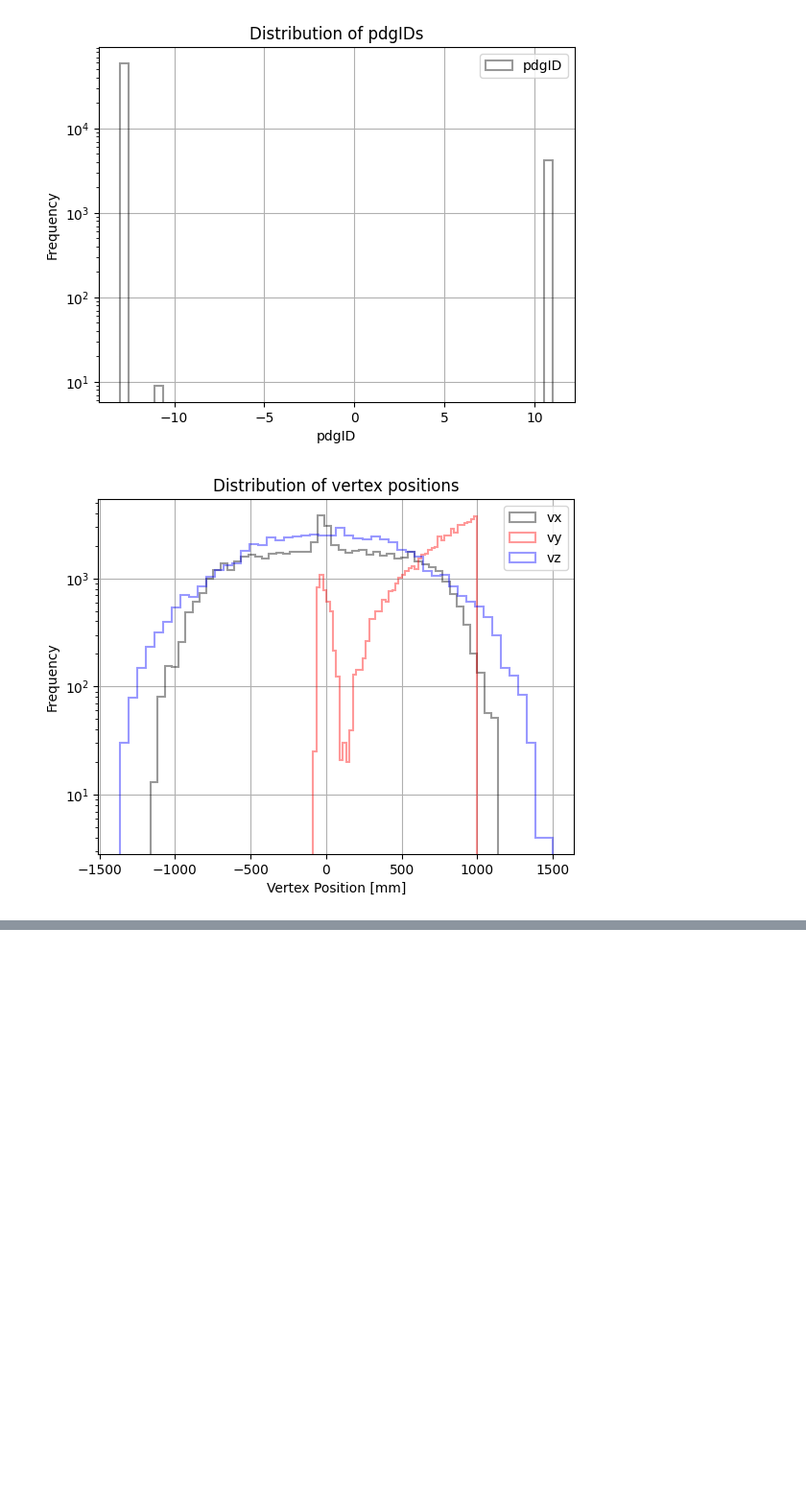
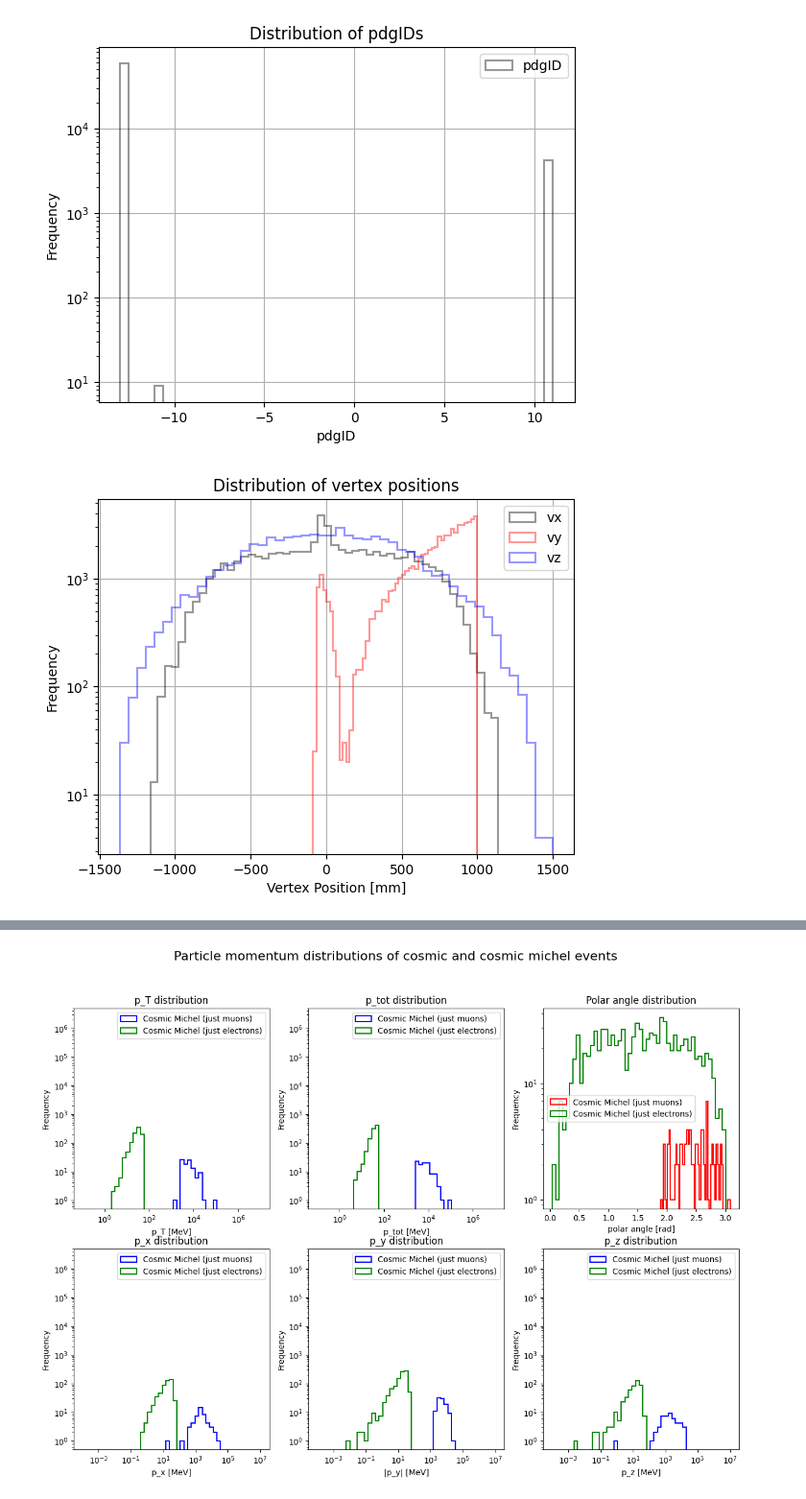
Before and after one commit to sdittmeier/Mu3eCosmicGNN, a Jupyter notebook: examples/Cosmic_GNN/visualization.ipynb, the cells around one changed output, grey strips where cells are left out. Shown at 96% size. Cells and saved outputs as stored; diff of their text form; code cells hidden in the pictures; blank space fills up the shorter version.

```diff
--- a/examples/Cosmic_GNN/visualization.ipynb
+++ b/examples/Cosmic_GNN/visualization.ipynb
@@ -1554,0 +488,74 @@ Data(y=[6], hit_id=[4], x=[4], z=[4], track_edges=[2, 3], particle_type=[3], nhi
+# %%
+cosmic_dir = '/mnt/data1/karres/cosmics_test/feature_store_cosmic/trainset/'
+cosmic_michel_dir = '/mnt/data1/karres/cosmics_test/feature_store_cosmic_michel/trainset/'
+
+#pid_c, pt_c, nhits_c, radius_c, v_mu_c, v_e_c, p_mu_c, p_e_c, p_tot_c = get_particle_data(cosmic_dir, 1000)
+pid_cm, pt_cm, nhits_cm, radius_cm, v_mu_cm, v_e_cm, p_mu_cm, p_e_cm, p_tot_cm = get_particle_data(cosmic_michel_dir, 100)
+
+#angles_c = np.arctan2(np.sqrt(np.array(p_mu_c[1])**2 + np.array(p_mu_c[0])**2), np.array(p_mu_c[2]))
+angles_mu_cm = np.arctan2(np.sqrt(np.array(p_mu_cm[2])**2 + np.array(p_mu_cm[0])**2), np.array(p_mu_cm[1]))
+angles_e_cm = np.arctan2(np.sqrt(np.array(p_e_cm[2])**2 + np.array(p_e_cm[0])**2), np.array(p_e_cm[1]))
+# %%
+#Momentum plots
+fig, axs = plt.subplots(2, 3, figsize=(15, 10))
+
+#axs[0,0].hist(pt_c[0], bins=np.logspace(-1, 7, 50), linewidth=1.5, edgecolor='black', histtype='step', label='Cosmic (just muons)')
+#axs[0,0].hist(pt_c[1], bins=np.logspace(-1, 7, 50), linewidth=1.5, edgecolor='red', histtype='step', label='Cosmic (just electrons)')
+axs[0,0].hist(pt_cm[0], bins=np.logspace(-1, 7, 50), linewidth=1.5, edgecolor='blue', histtype='step', label='Cosmic Michel (just muons)')
+axs[0,0].hist(pt_cm[1], bins=np.logspace(-1, 7, 50), linewidth=1.5, edgecolor='green', histtype='step', label='Cosmic Michel (just electrons)')
+axs[0,0].set_ylim(0.5,5*10**6)
+axs[0,0].set_xlabel('p_T [MeV]')
+axs[0,0].set_title('p_T distribution')
+
+#axs[0,1].hist(p_tot_c[0], bins=np.logspace(-1, 7, 50), linewidth=1.5, edgecolor='black', histtype='step', label='Cosmic (just muons)')
+#axs[0,1].hist(p_tot_c[1], bins=np.logspace(-1, 7, 50), linewidth=1.5, edgecolor='red', histtype='step', label='Cosmic (just electrons)')
+axs[0,1].hist(p_tot_cm[0], bins=np.logspace(-1, 7, 50), linewidth=1.5, edgecolor='blue', histtype='step', label='Cosmic Michel (just muons)')
+axs[0,1].hist(p_tot_cm[1], bins=np.logspace(-1, 7, 50), linewidth=1.5, edgecolor='green', histtype='step', label='Cosmic Michel (just electrons)')
+axs[0,1].set_ylim(0.5,5*10**6)
+axs[0,1].set_xlabel('p_tot [MeV]')
+axs[0,1].set_title('p_tot distribution')
+
+#axs[0,2].hist(angles_c, bins=50, linewidth=1.5, edgecolor='black', histtype='step', label='Cosmic (just muons)')
+axs[0,2].hist(angles_mu_cm, bins=50, linewidth=1.5, edgecolor='red', histtype='step', label='Cosmic Michel (just muons)')
+axs[0,2].hist(angles_e_cm, bins=50, linewidth=1.5, edgecolor='green', histtype='step', label='Cosmic Michel (just electrons)')
+axs[0,2].set_xlabel('polar angle [rad]')
+axs[0,2].set_title('Polar angle distribution')
+
+
+#axs[1,0].hist(p_mu_c[0], bins=np.logspace(-4, 7, 50), linewidth=1.5, edgecolor='black', histtype='step', label='Cosmic (just muons)')
+#axs[1,0].hist(p_e_c[0], bins=np.logspace(-4, 7, 50), linewidth=1.5, edgecolor='red', histtype='step', label='Cosmic (just electrons)')
+axs[1,0].hist(p_mu_cm[0], bins=np.logspace(-4, 7, 50), linewidth=1.5, edgecolor='blue', histtype='step', label='Cosmic Michel (just muons)')
+axs[1,0].hist(p_e_cm[0], bins=np.logspace(-4, 7, 50), linewidth=1.5, edgecolor='green', histtype='step', label='Cosmic Michel (just electrons)')
+axs[1,0].set_ylim(0.5,5*10**6)
+axs[1,0].set_xlabel('p_x [MeV]')
+axs[1,0].set_title('p_x distribution')
+
+#axs[1,1].hist(np.abs(p_mu_c[1]), bins=np.logspace(-4, 7, 50), linewidth=1.5, edgecolor='black', histtype='step', label='Cosmic (just muons)')
+#axs[1,1].hist(np.abs(p_e_c[1]), bins=np.logspace(-4, 7, 50), linewidth=1.5, edgecolor='red', histtype='step', label='Cosmic (just electrons)')
+axs[1,1].hist(np.abs(p_mu_cm[1]), bins=np.logspace(-4, 7, 50), linewidth=1.5, edgecolor='blue', histtype='step', label='Cosmic Michel (just muons)')
+axs[1,1].hist(np.abs(p_e_cm[1]), bins=np.logspace(-4, 7, 50), linewidth=1.5, edgecolor='green', histtype='step', label='Cosmic Michel (just electrons)')
+axs[1,1].set_ylim(0.5,5*10**6)
+axs[1,1].set_xlabel('|p_y| [MeV]')
+axs[1,1].set_title('p_y distribution')
+
+#axs[1,2].hist(p_mu_c[2], bins=np.logspace(-4, 7, 50), linewidth=1.5, edgecolor='black', histtype='step', label='Cosmic (just muons)')
+#axs[1,2].hist(p_e_c[2], bins=np.logspace(-4, 7, 50), linewidth=1.5, edgecolor='red', histtype='step', label='Cosmic (just electrons)')
+axs[1,2].hist(p_mu_cm[2], bins=np.logspace(-4, 7, 50), linewidth=1.5, edgecolor='blue', histtype='step', label='Cosmic Michel (just muons)')
+axs[1,2].hist(p_e_cm[2], bins=np.logspace(-4, 7, 50), linewidth=1.5, edgecolor='green', histtype='step', label='Cosmic Michel (just electrons)')
+axs[1,2].set_ylim(0.5,5*10**6)
+axs[1,2].set_xlabel('p_z [MeV]')
+axs[1,2].set_title('p_z distribution')
+
+for ax in axs.flat:
+    ax.set_ylabel('Frequency')
+    ax.set_yscale('log')
+    ax.set_xscale('log')
+    ax.legend()
+
+axs[0,2].set_xscale('linear')
+
+fig.suptitle('Particle momentum distributions of cosmic and cosmic michel events', fontsize=16)
+fig.savefig('/home/mue/karres/git/Mu3eCosmicGNN/examples/Cosmic_GNN/control_plots/momentum_plots.png', dpi=400)
+plt.show()
+# %% [output]
+[figure, added]
```
Also changed, not shown: parts of 55 cells of this notebook.
